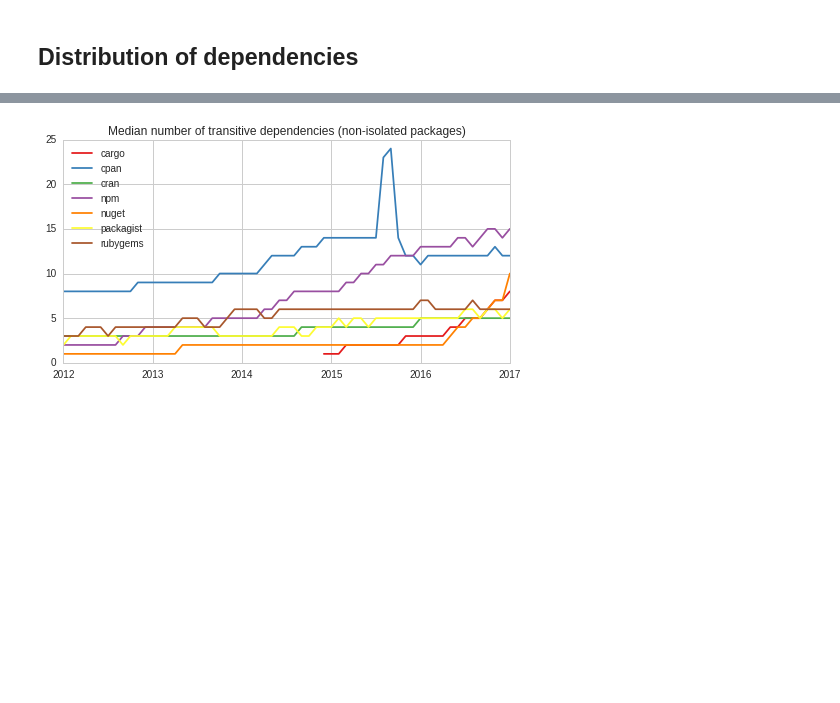
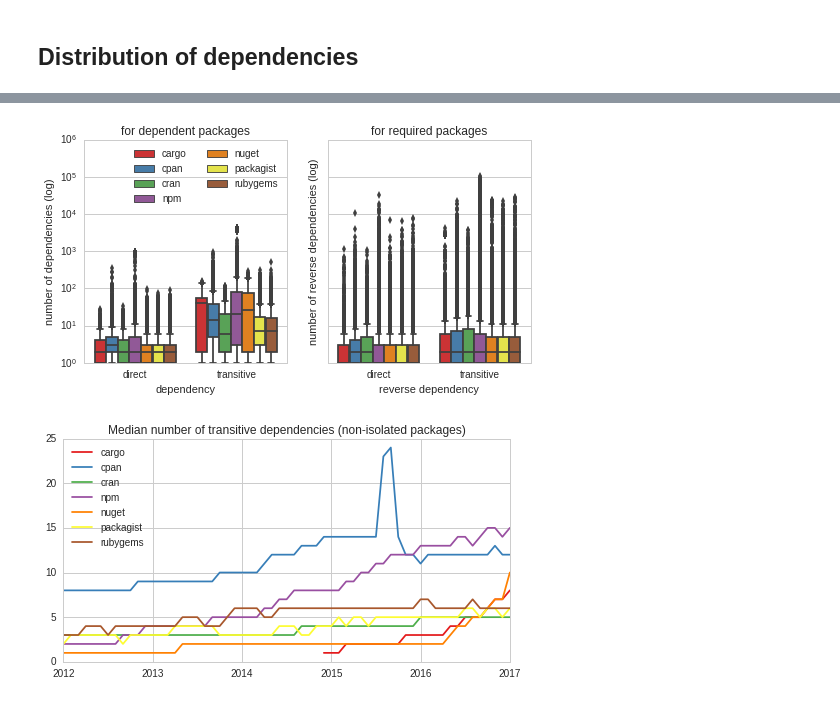
Before and after one commit to AlexandreDecan/ecos-emse, a Jupyter notebook: notebooks/Graphs metrics.ipynb, the cells around one changed output, grey strips where cells are left out. Cells and saved outputs as stored; diff of their text form; code cells hidden in the pictures; blank space fills up the shorter version.

Commit message:
Distribution of dependencies

```diff
--- a/notebooks/Graphs metrics.ipynb
+++ b/notebooks/Graphs metrics.ipynb
@@ -255,8 +255,17 @@ for ecosystem in ECOSYSTEMS:
         if node['in'] + node['out'] == 0:
             continue
 
+        if node['in'] > 0:
+            if node['out'] > 0:
+                p_type = 'both'
+            else:
+                p_type = 'required'
+        else:
+            p_type = 'dependent'
+
         data.append((
             ecosystem,
+            p_type,
             node['in'],
             node['out'],
             node['tr-in'],
@@ -266,11 +275,11 @@ for ecosystem in ECOSYSTEMS:
 data = (
     pandas.DataFrame.from_records(
         data,
-        columns=['ecosystem', 'in', 'out', 'tr-in', 'tr-out']
+        columns=['ecosystem', 'p_type', 'in', 'out', 'tr-in', 'tr-out']
     )
     .pipe(
         pandas.melt,
-        id_vars='ecosystem',
+        id_vars=['ecosystem', 'p_type'],
         value_vars=['in', 'out', 'tr-in', 'tr-out'],
         var_name='kind'
     )
@@ -307,3 +287,51 @@ savefig(figure, 'graph_distribution_dependencies_non_isolated')
+# %%
+figure, axes = matplotlib.pyplot.subplots(ncols=2, sharey=True)
+figure.set_size_inches(FIG_SIZE)
+
+seaborn.boxplot(
+    x='kind',
+    y='value',
+    hue='ecosystem',
+    data=data.query('(kind == "out" or kind == "tr-out") and p_type != "required"'),
+    ax=axes[0],
+    order=['out', 'tr-out'],
+    hue_order=ECOSYSTEMS,
+    palette=COLORS
+)
+
+axes[0].set(
+    xlabel='dependency',
+    ylabel='number of dependencies (log)',
+    yscale='log',
+    title='for dependent packages',
+)
+axes[0].set_xticklabels(['direct', 'transitive'])
+axes[0].legend(ncol=2)
+
+
+seaborn.boxplot(
+    x='kind',
+    y='value',
+    hue='ecosystem',
+    data=data.query('(kind == "in" or kind == "tr-in") and p_type != "dependent"'),
+    ax=axes[1],
+    order=['in', 'tr-in'],
+    hue_order=ECOSYSTEMS,
+    palette=COLORS
+)
+
+axes[1].set(
+    xlabel='reverse dependency',
+    ylabel='number of reverse dependencies (log)',
+    yscale='log',
+    title='for required packages',
+)
+axes[1].set_xticklabels(['direct', 'transitive'])
+axes[1].legend([])
+
+savefig(figure, 'graph_distribution_dependencies_non_isolated')
+# %% [output]
+[figure, added]
 # %%
 figure, ax = matplotlib.pyplot.subplots()
 figure.set_size_inches(FIG_SIZE)
```
Also changed, not shown: parts of 1 cell of this notebook, 1 other file.
